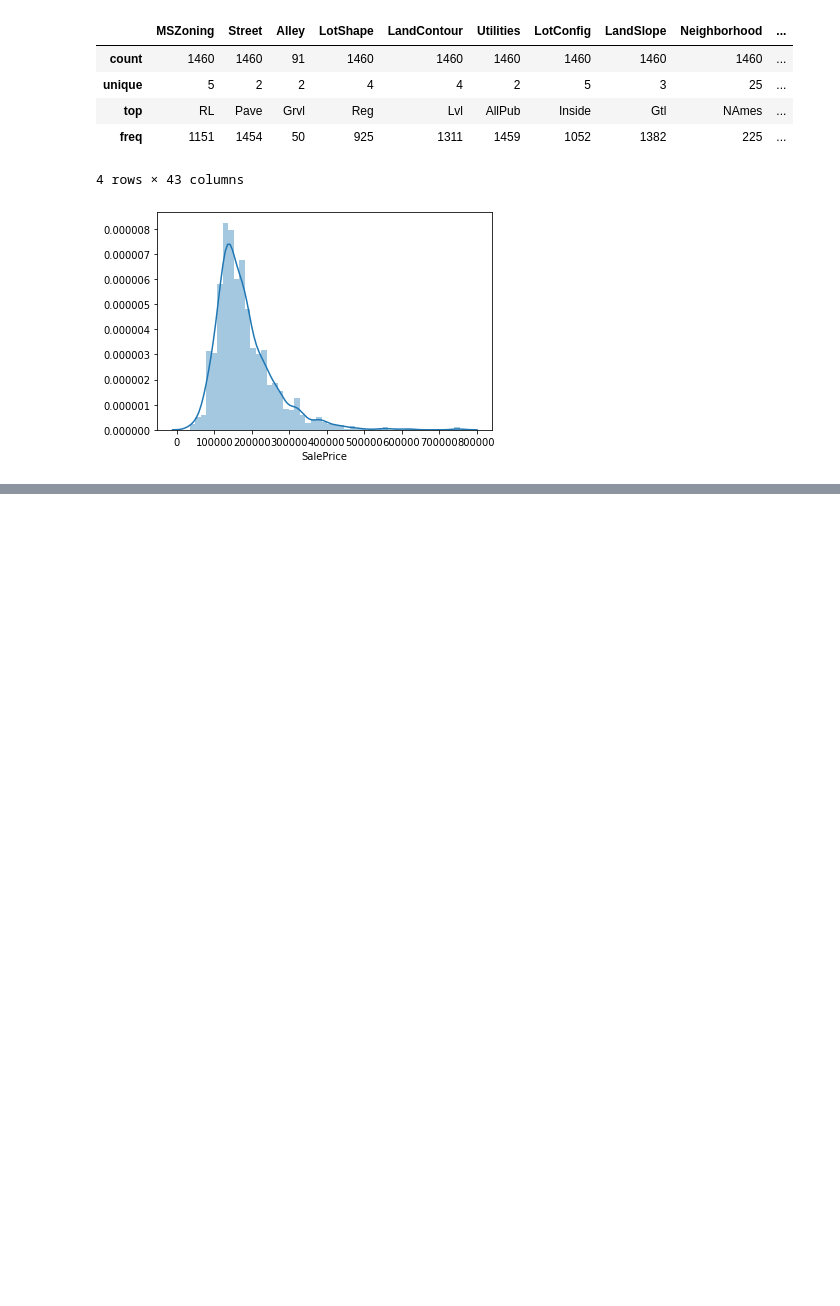
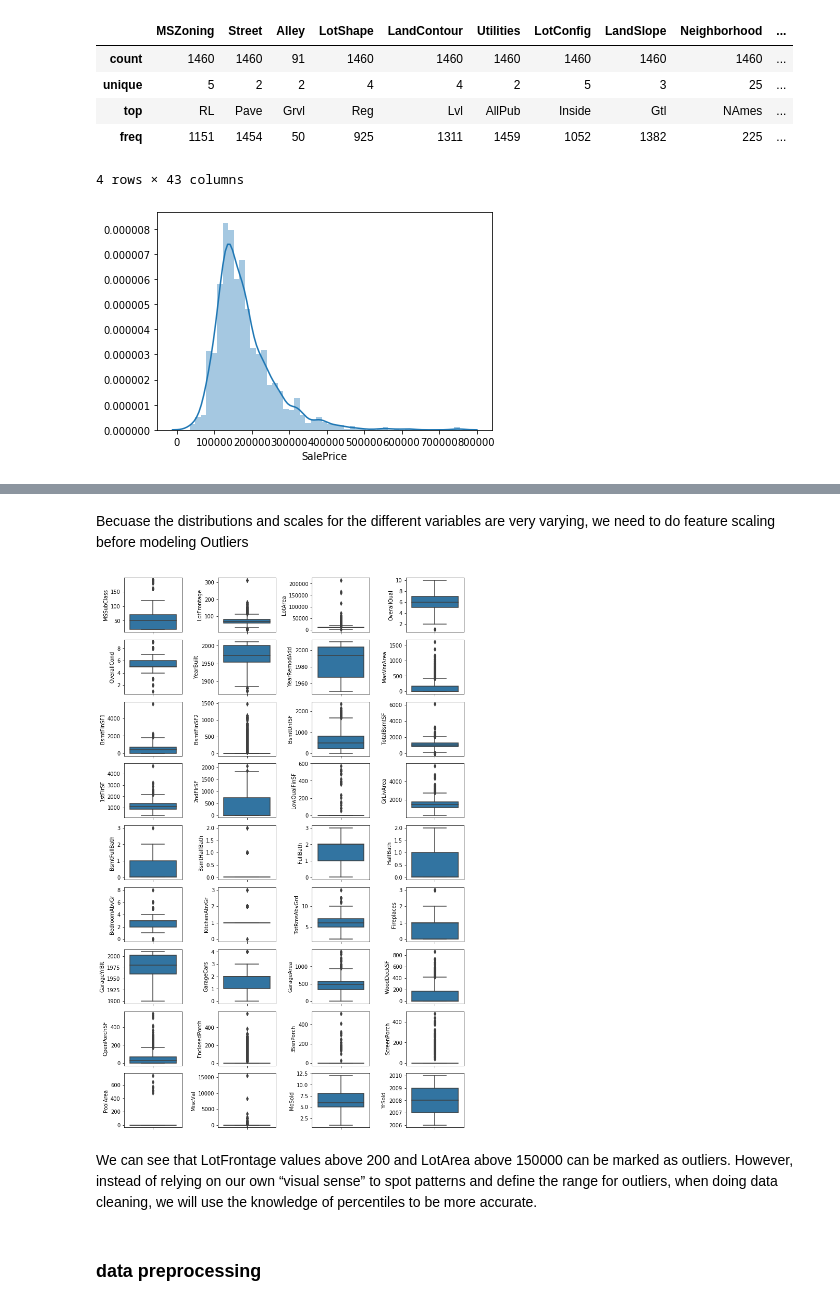
Before and after one commit to fromjgao/House-Prices-Predictions, a Jupyter notebook: House Prices Predictions.ipynb, the cells around one changed output, grey strips where cells are left out. Drawn from its saved outputs; the diff is of its cells as text; code cells hidden in the pictures; blank space fills up the shorter version.

```diff
--- a/House Prices Predictions.ipynb
+++ b/House Prices Predictions.ipynb
@@ -127,0 +156,18 @@ sns.distplot(housing['SalePrice']);
+# %% [markdown]
+Becuase the distributions and scales for the different variables are very varying, we need to do feature scaling before modeling
+Outliers
+# %%
+fig = plt.figure(figsize=(10, 15))
+
+for i in range(len(num_attributes.columns)):
+    fig.add_subplot(9, 4, i+1)
+    sns.boxplot(y=num_attributes.iloc[:,i])
+
+plt.tight_layout()
+plt.show()
+# %% [output]
+[figure, added]
+# %% [markdown]
+We can see that LotFrontage values above 200 and LotArea above 150000 can be marked as outliers. However, instead of relying on our own “visual sense” to spot patterns and define the range for outliers, when doing data cleaning, we will use the knowledge of percentiles to be more accurate.
+# %% [markdown]
+### data preprocessing
```
Also changed, not shown: parts of 36 cells of this notebook.
